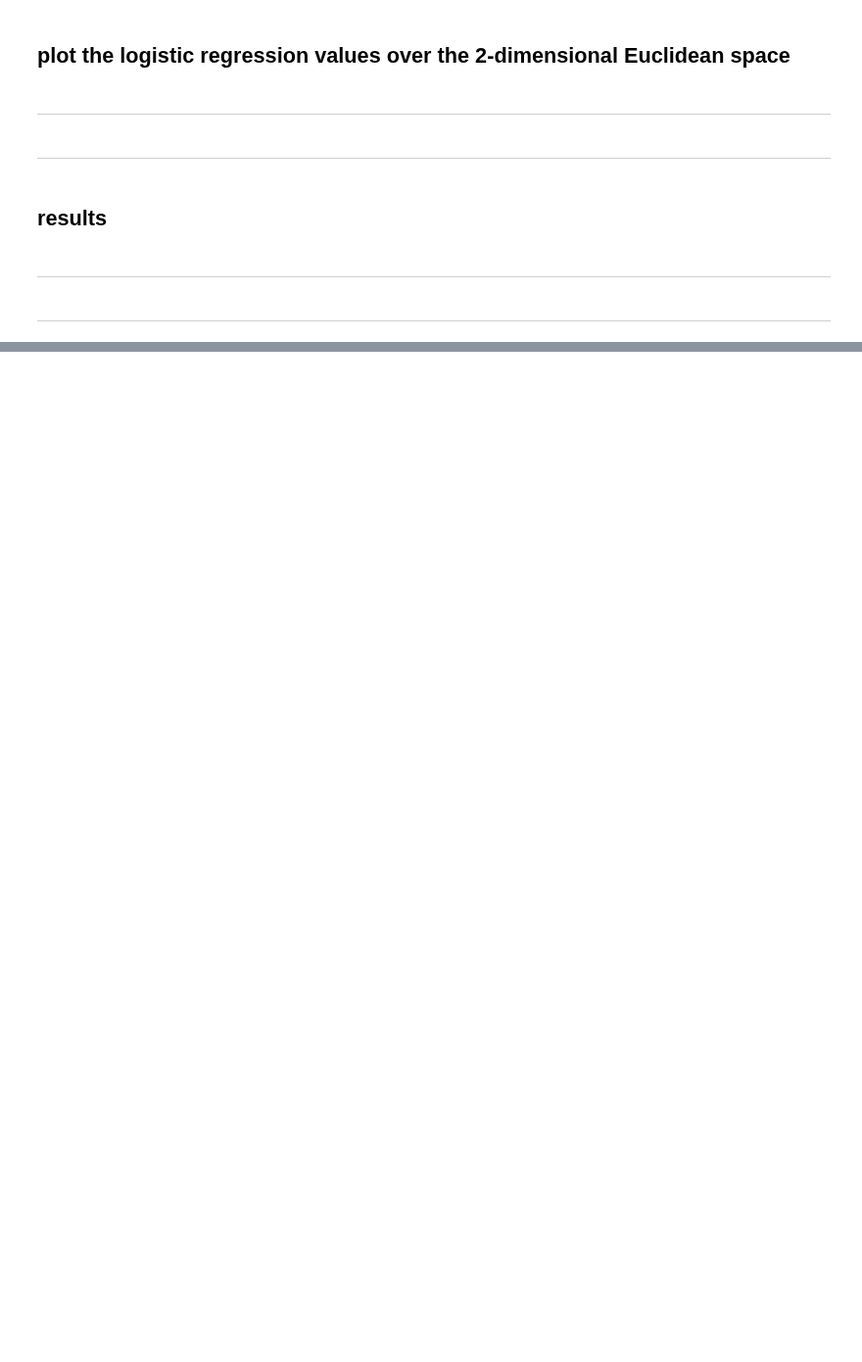
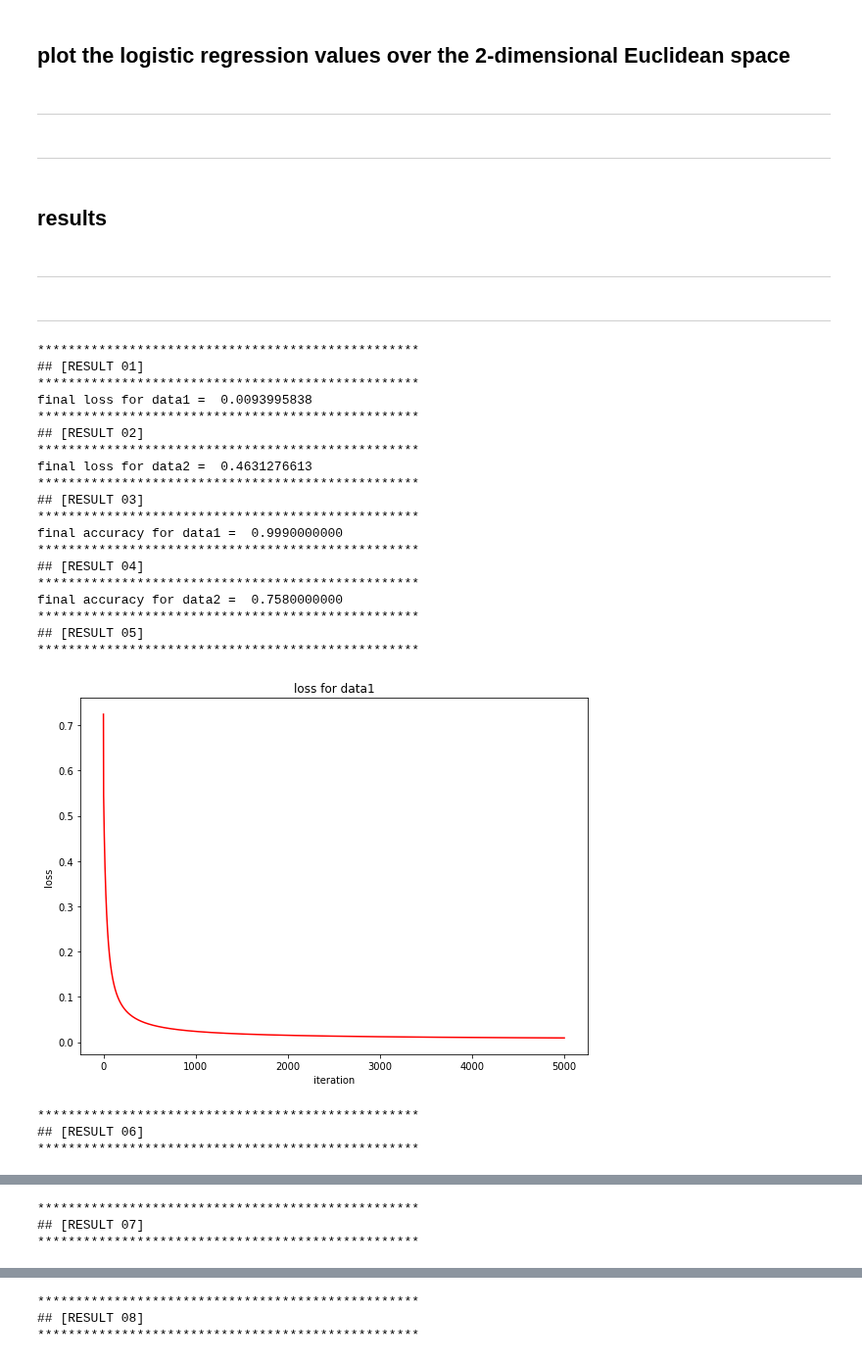
Before and after one commit to youngkwon02/machine-learning-assignment, a Jupyter notebook: assignment-09/assignment_09.ipynb, the cells around one changed output, grey strips where cells are left out. Shown at 98% size. Drawn from its saved outputs; the diff is of its cells as text; code cells hidden in the pictures; blank space fills up the shorter version.

Commit message:
feat: 09/data1 result01~08

```diff
--- a/assignment-09/assignment_09.ipynb
+++ b/assignment-09/assignment_09.ipynb
@@ -193,10 +193,9 @@ def compute_residual(theta, feature, label):
     #
 
     h = compute_logistic_regression(theta, feature)
-    m = len(label)
-    residual = np.zeros(m)
+    residual = np.zeros(h.shape[0])
 
-    for i in range(m):
+    for i in range(h.shape[0]):
         _label = label[i]
         residual[i] = (-_label) * np.log(h[i]) - ((1 - _label) * np.log(1 - h[i]))
 
@@ -237,10 +236,8 @@ def compute_gradient(theta, feature, label):
     # complete the blanks
     #
 
-    _residual = compute_residual(theta, feature, label)
-    x_list = np.vstack((feature))
-    x_list = np.transpose(x_list)
-    gradient = (np.dot(_residual, x_list)) / feature.shape[1]
+    logistic_transpose = np.transpose(compute_logistic_regression(theta, feature))
+    gradient = np.dot((logistic_transpose - label), feature) / len(label)
 
     #
     # ++++++++++++++++++++++++++++++++++++++++++++++++++
@@ -255,11 +252,23 @@ def compute_accuracy(theta, feature, label):
     # complete the blanks
     #
 
-    pred = sigmoid(compute_linear_regression(theta, feature))
-    pred[pred < 0.5 ] = 0
-    pred[pred >= 0.5] = 1
-    is_correct = pred == label
-    accuracy = len(is_correct[is_correct == True]) / feature.shape[1]
+    pred = compute_logistic_regression(theta, feature)
+    for i in range(len(pred)):
+        if pred[i] < 0.5:
+            pred[i] = 0
+        else:
+            pred[i] = 1
+
+    is_correct = []
+    correct_count = 0
+    for i in range(len(label)):
+        if pred[i] == label[i]:
+            is_correct.append(True)
+            correct_count += 1
+        else:
+            is_correct.append(False)
+
+    accuracy = correct_count / len(label)
 
     #
     # ++++++++++++++++++++++++++++++++++++++++++++++++++
@@ -268,11 +277,11 @@ def compute_accuracy(theta, feature, label):
 # %% [markdown]
 ## initialize the gradient descent algorithm
 # %%
-data1_number_iteration   = 3000
-data2_number_iteration   = 3000
+data1_number_iteration   = 5000
+data2_number_iteration   = 5000
 
-data1_learning_rate   = 0.15
-data2_learning_rate   = 0.15
+data1_learning_rate   = 0.3
+data2_learning_rate   = 0.3
 
 data1_number_feature    = 3
 data2_number_feature    = 3
@@ -533,13 +542,37 @@ ___
 # %% [markdown]
 ___
 # %%
-number_result = 12
+number_result = 8
 
 for i in range(number_result):
     title = '## [RESULT {:02d}]'.format(i+1)
     name_function = 'function_result_{:02d}()'.format(i+1)
 
     print('**************************************************')
     print(title)
     print('**************************************************')
     eval(name_function)
+# %% [output]
+**************************************************
+## [RESULT 01]
+**************************************************
+final loss for data1 =  0.0093995838
+**************************************************
+## [RESULT 02]
+**************************************************
+final loss for data2 =  0.4631276613
+**************************************************
+## [RESULT 03]
+**************************************************
+final accuracy for data1 =  0.9990000000
+**************************************************
+## [RESULT 04]
+**************************************************
+final accuracy for data2 =  0.7580000000
+**************************************************
+## [RESULT 05]
+**************************************************
+[figure, added]
+**************************************************
+## [RESULT 06]
+**************************************************
@@ -545,0 +580,3 @@ for i in range(number_result):
+**************************************************
+## [RESULT 07]
+**************************************************
@@ -545,0 +584,3 @@ for i in range(number_result):
+**************************************************
+## [RESULT 08]
+**************************************************
```
Also changed, not shown: parts of 4 cells of this notebook.
